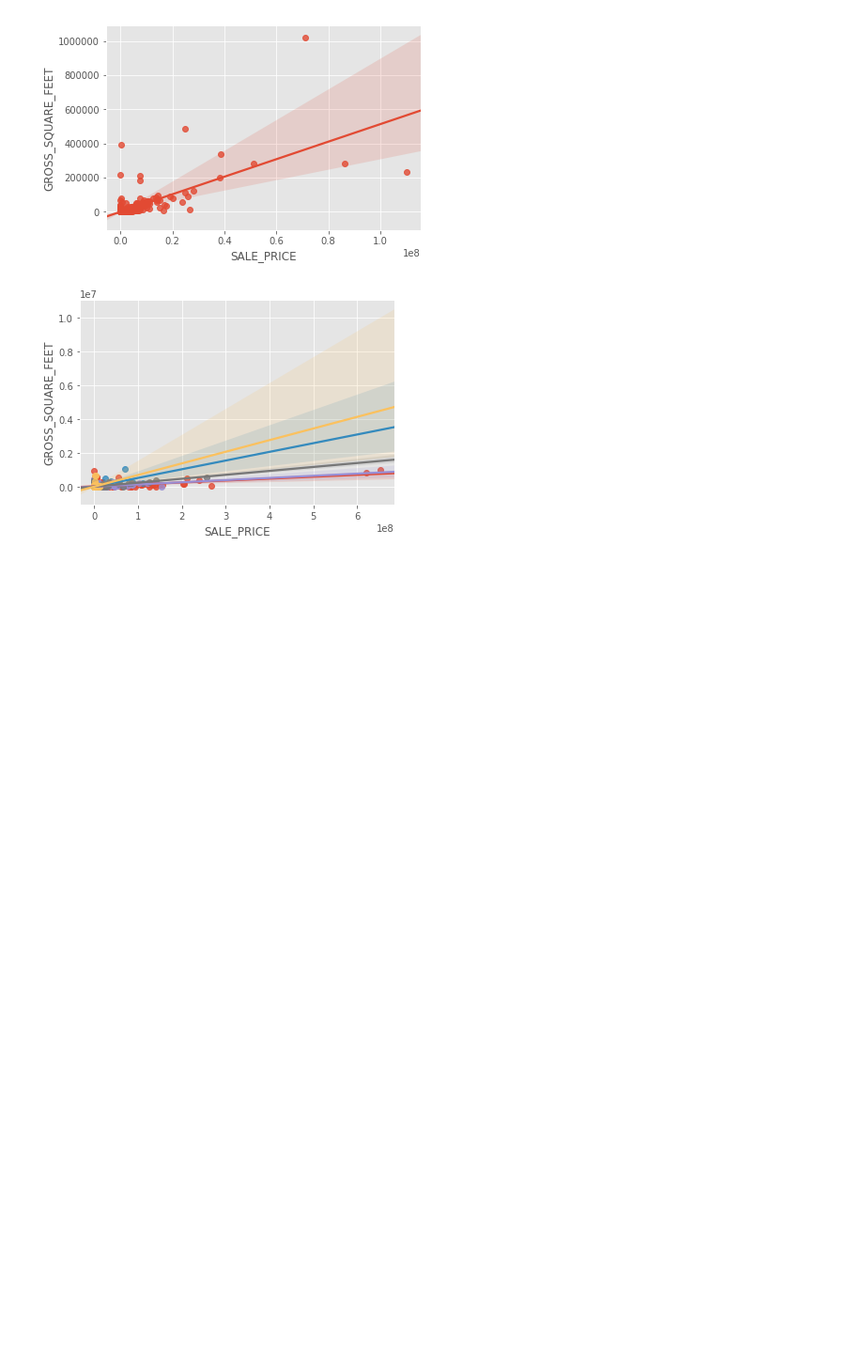
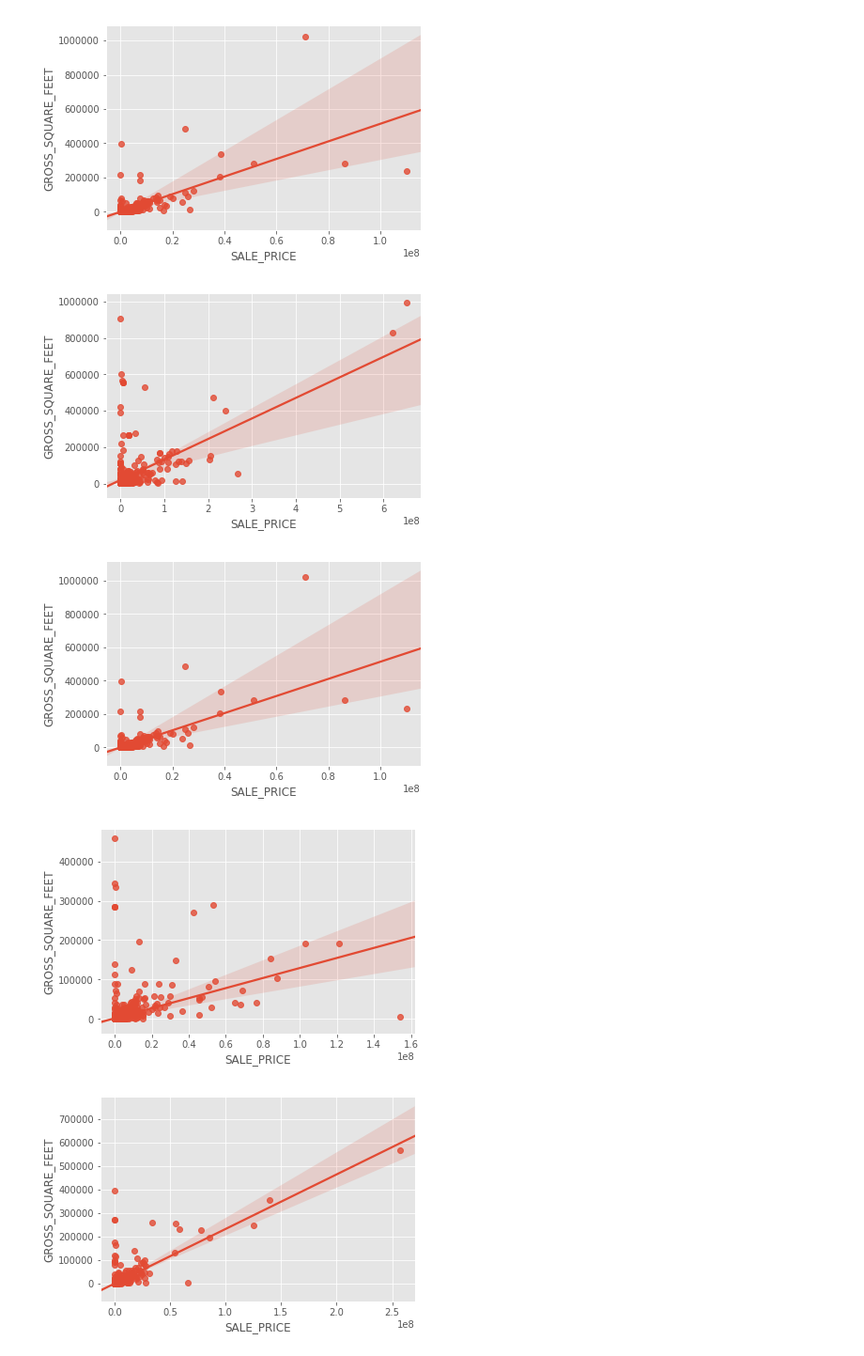
Before and after one commit to Lovem1/NEWYOIK, a Jupyter notebook: NYC Properties analysis.ipynb, the cells around one changed output. Shown at 94% size. Saved outputs shown, nothing was run; the diff lists cells and outputs as text; code cells hidden in the pictures; blank space fills up the shorter version.

```diff
--- a/NYC Properties analysis.ipynb
+++ b/NYC Properties analysis.ipynb
@@ -487,13 +487,17 @@ r = sns.regplot(x= 'SALE_PRICE', y='GROSS_SQUARE_FEET', data=Train)
 # %%
 for borough in range(1,6):
     subset = df[df['BOROUGH']== borough]
     subset.shape
     X = subset[['SALE_PRICE']]
     y = subset[['GROSS_SQUARE_FEET']]
     X_train, X_test, y_train, y_test=train_test_split(X, y,
                                                   test_size = 0.25,
                                                   random_state = 123)
     Train = pd.concat([X_train, y_train], axis=1)
+    plt.figure(borough)
     r = sns.regplot(x= 'SALE_PRICE', y='GROSS_SQUARE_FEET', data=Train)
 # %% [output]
-[figure, old version]
+[figure, new version]
+[figure, added]
+[figure, added]
+[figure, added]
```
Also changed, not shown: parts of 2 cells of this notebook.
